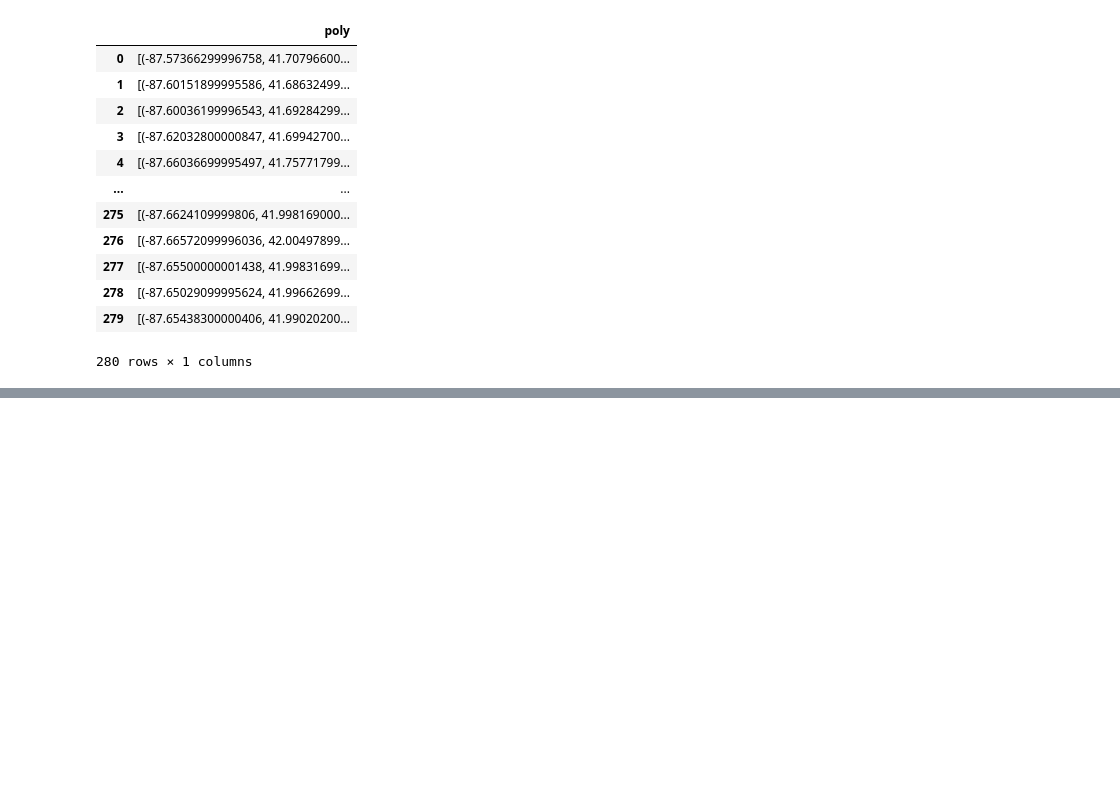
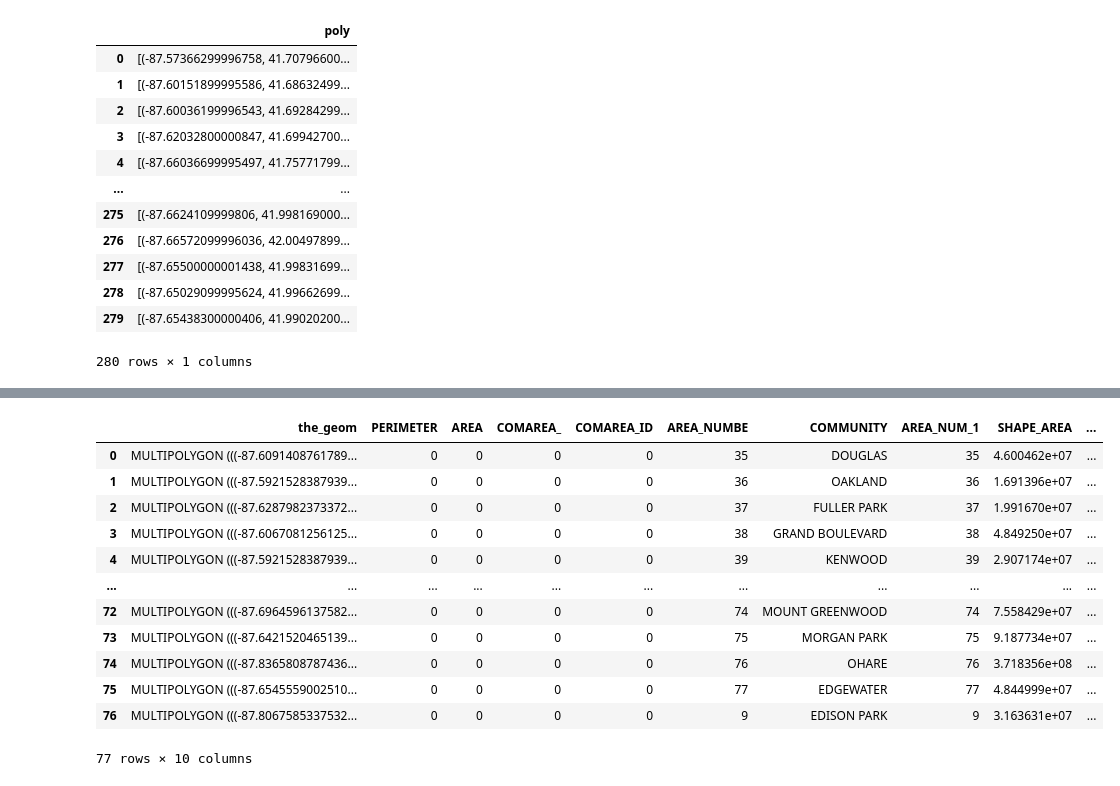
Before and after one commit to evanameyer1/Machine-Learning-Crime-Prediction-Application, a Jupyter notebook: code/data_cleaning.ipynb, the cells around one changed output, grey strips where cells are left out. Saved outputs shown, nothing was run; the diff lists cells and outputs as text; code cells hidden in the pictures; blank space fills up the shorter version.

```diff
--- a/code/data_cleaning.ipynb
+++ b/code/data_cleaning.ipynb
@@ -829,0 +958,17 @@ clean_disadvantaged_areas.to_csv('../clean_datasets/clean_disadvantaged_areas.cs
+# %%
+unclean_areas = pd.read_csv('../original_datasets/unclean_areas.csv')
+unclean_areas
+# %% [output]
+|  | the_geom | PERIMETER | AREA | COMAREA_ | COMAREA_ID | AREA_NUMBE | COMMUNITY | AREA_NUM_1 | SHAPE_AREA | ... |
+| 0 | MULTIPOLYGON (((-87.6091408761789... | 0 | 0 | 0 | 0 | 35 | DOUGLAS | 35 | 4.600462e+07 | ... |
+| 1 | MULTIPOLYGON (((-87.5921528387939... | 0 | 0 | 0 | 0 | 36 | OAKLAND | 36 | 1.691396e+07 | ... |
+| 2 | MULTIPOLYGON (((-87.6287982373372... | 0 | 0 | 0 | 0 | 37 | FULLER PARK | 37 | 1.991670e+07 | ... |
+| 3 | MULTIPOLYGON (((-87.6067081256125... | 0 | 0 | 0 | 0 | 38 | GRAND BOULEVARD | 38 | 4.849250e+07 | ... |
+| 4 | MULTIPOLYGON (((-87.5921528387939... | 0 | 0 | 0 | 0 | 39 | KENWOOD | 39 | 2.907174e+07 | ... |
+| ... | ... | ... | ... | ... | ... | ... | ... | ... | ... | ... |
+| 72 | MULTIPOLYGON (((-87.6964596137582... | 0 | 0 | 0 | 0 | 74 | MOUNT GREENWOOD | 74 | 7.558429e+07 | ... |
+| 73 | MULTIPOLYGON (((-87.6421520465139... | 0 | 0 | 0 | 0 | 75 | MORGAN PARK | 75 | 9.187734e+07 | ... |
+| 74 | MULTIPOLYGON (((-87.8365808787436... | 0 | 0 | 0 | 0 | 76 | OHARE | 76 | 3.718356e+08 | ... |
+| 75 | MULTIPOLYGON (((-87.6545559002510... | 0 | 0 | 0 | 0 | 77 | EDGEWATER | 77 | 4.844999e+07 | ... |
+| 76 | MULTIPOLYGON (((-87.8067585337532... | 0 | 0 | 0 | 0 | 9 | EDISON PARK | 9 | 3.163631e+07 | ... |
+77 rows × 10 columns
```
Also changed, not shown: parts of 38 cells of this notebook, 3 other files.
